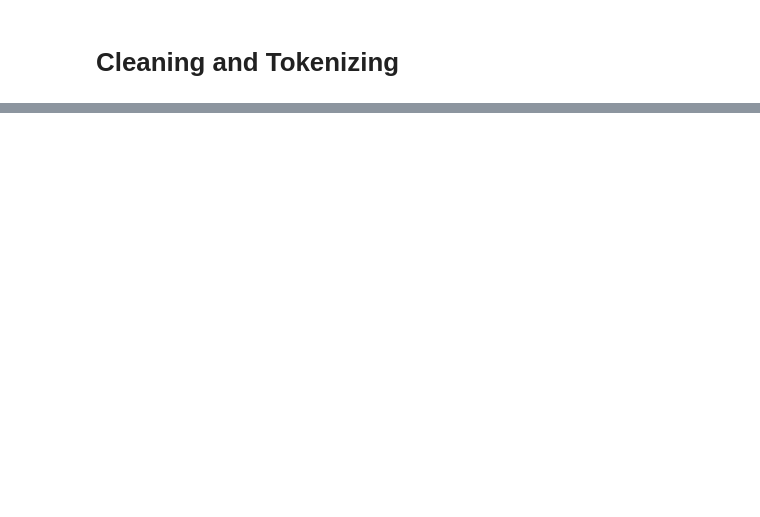
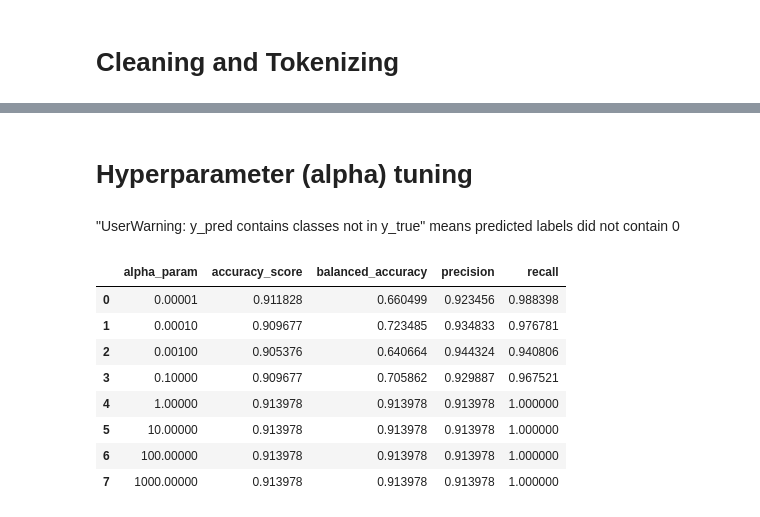
Before and after one commit to jonathanold/conflict-india, a Jupyter notebook: code/SATP code/naive_bayes_satp.ipynb, the cells around one changed output, grey strips where cells are left out. Drawn from its saved outputs; the diff is of its cells as text; code cells hidden in the pictures; blank space fills up the shorter version.

Commit message:
hyperparameter tuning naived bayes

```diff
--- a/code/SATP code/naive_bayes_satp.ipynb
+++ b/code/SATP code/naive_bayes_satp.ipynb
@@ -145,17 +116,0 @@ balanced accuracy: = 0.4999999456521798
-# %%
-def cross_validation(kernel, C, gamma, num_features, folds):
-    kf = KFold(n_splits=folds, shuffle=True)
-    accuracy = []
-    SVM = svm.SVC(C=C, kernel=kernel, degree=3, gamma=gamma)
-    vectorizer_tf = TfidfVectorizer(max_features=num_features)
-    encoder = LabelEncoder()
-    X = vectorizer_tf.fit_transform(cleaned_events['description']).toarray()
-    X_scaled = preprocessing.scale(X)
-    Y = encoder.fit_transform(cleaned_events['relevant_event'])
-    for train_idx, valid_idx in kf.split(X):
-        split_X_train, split_X_valid = X_scaled[train_idx, :], X_scaled[valid_idx, :]
-        split_Y_train, split_Y_valid = Y[train_idx], Y[valid_idx]
-        SVM.fit(split_X_train,split_Y_train)
-        predictions_SVM = SVM.predict(split_X_valid)
-        accuracy.append(accuracy_score(predictions_SVM, split_Y_valid))
-    return np.mean(accuracy)
@@ -161,0 +128,42 @@ def cross_validation(kernel, C, gamma, num_features, folds):
+# %% [markdown]
+# Hyperparameter (alpha) tuning
+# %%
+def alpha_accuracies(col):
+    accuracy = []
+    balanced= []
+    recall = []
+    precision =  []
+
+    metrics = [accuracy_score, balanced_accuracy_score, precision_score_zero_div, recall_score_zero_div]
+
+    for i in [0.00001, 0.0001, 0.001, 0.1, 1, 10, 100,1000]:
+        accuracies = []
+        for j in range(len(metrics)):
+            accuracies.append(cross_validation(5, col, metrics[j], i))
+        accuracy.append(accuracies[0])
+        balanced.append(accuracies[1])
+        recall.append(accuracies[2])
+        precision.append(accuracies[3])
+
+    data = {'alpha_param': [0.00001, 0.0001, 0.001, 0.1, 1, 10, 100,1000],
+            'accuracy_score': accuracy,
+            'balanced_accuracy': balanced,
+            'precision': precision,
+            'recall': recall}
+
+    return data
+# %% [markdown]
+"UserWarning: y_pred contains classes not in y_true" means predicted labels did not contain 0
+# %%
+data = alpha_accuracies(df["relevant_event"])
+pd.DataFrame(data)
+# %% [output]
+|  | alpha_param | accuracy_score | balanced_accuracy | precision | recall |
+| 0 | 0.00001 | 0.911828 | 0.660499 | 0.923456 | 0.988398 |
+| 1 | 0.00010 | 0.909677 | 0.723485 | 0.934833 | 0.976781 |
+| 2 | 0.00100 | 0.905376 | 0.640664 | 0.944324 | 0.940806 |
+| 3 | 0.10000 | 0.909677 | 0.705862 | 0.929887 | 0.967521 |
+| 4 | 1.00000 | 0.913978 | 0.913978 | 0.913978 | 1.000000 |
+| 5 | 10.00000 | 0.913978 | 0.913978 | 0.913978 | 1.000000 |
+| 6 | 100.00000 | 0.913978 | 0.913978 | 0.913978 | 1.000000 |
+| 7 | 1000.00000 | 0.913978 | 0.913978 | 0.913978 | 1.000000 |
```
Also changed, not shown: parts of 12 cells of this notebook, 1 other file.
